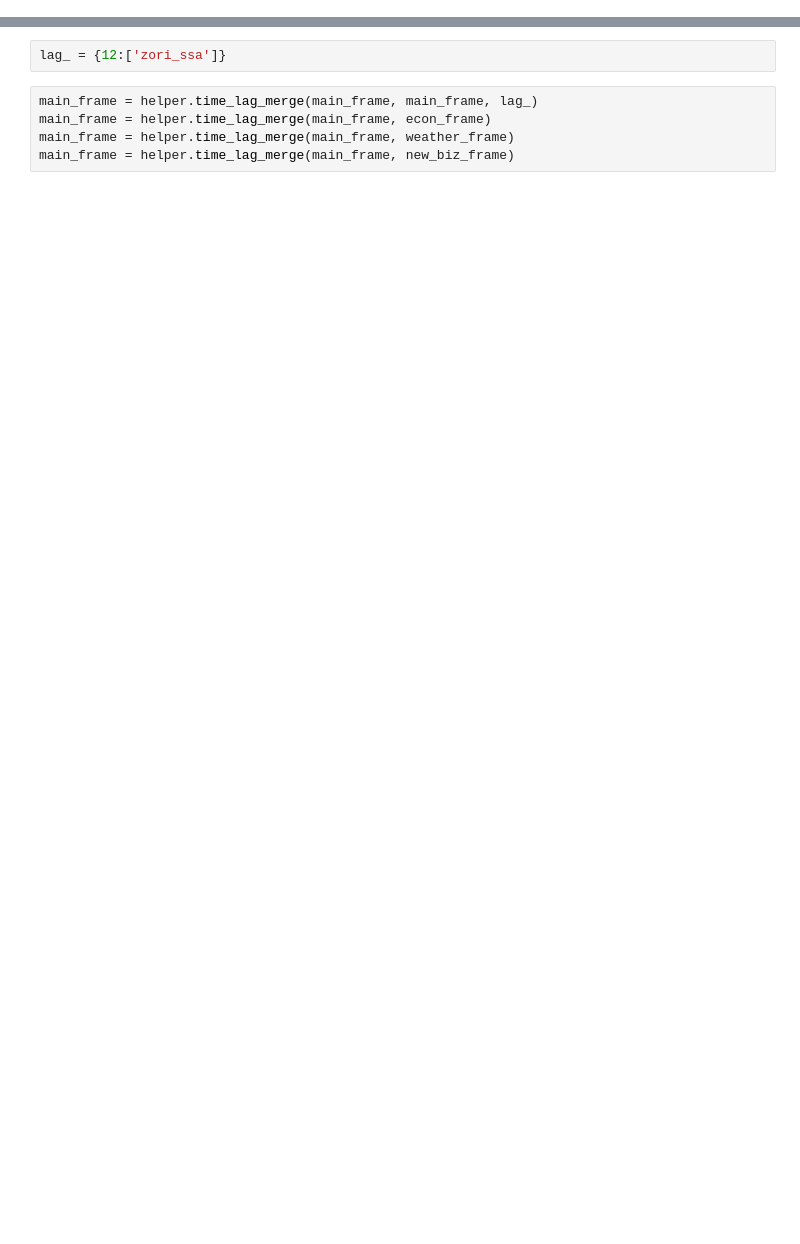
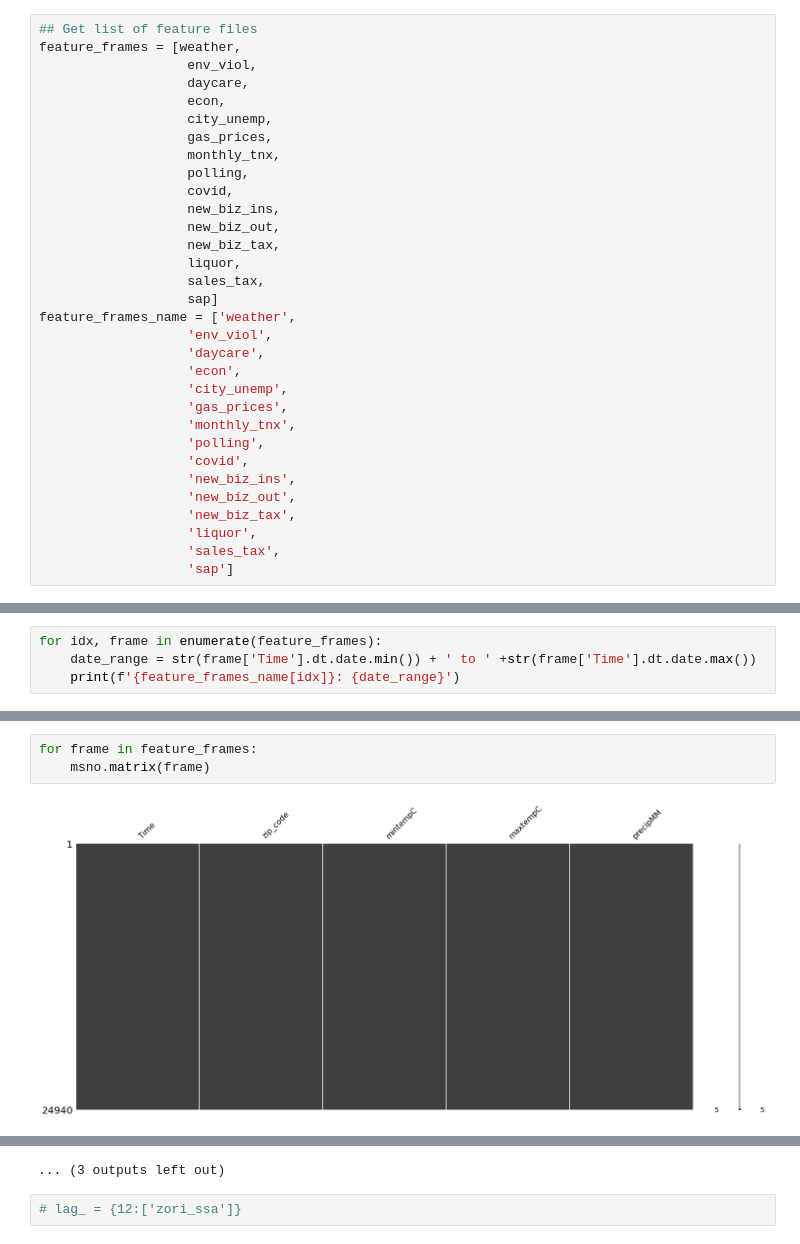
Before and after one commit to HaydenWarren/zri-forecast, a Jupyter notebook: julie/mergeFrames.ipynb, the cells around one changed output, grey strips where cells are left out. Cells and saved outputs as stored; diff of their text form; blank space fills up the shorter version.

```diff
--- a/julie/mergeFrames.ipynb
+++ b/julie/mergeFrames.ipynb
@@ -27,0 +57,32 @@ Index(['Time', 'zip_code', 'zori_ssa'], dtype='object')
+# %%
+## Get list of feature files
+feature_frames = [weather,
+                   env_viol,
+                   daycare,
+                   econ,
+                   city_unemp,
+                   gas_prices,
+                   monthly_tnx,
+                   polling,
+                   covid,
+                   new_biz_ins,
+                   new_biz_out,
+                   new_biz_tax,
+                   liquor,
+                   sales_tax,
+                   sap]
+feature_frames_name = ['weather',
+                   'env_viol',
+                   'daycare',
+                   'econ',
+                   'city_unemp',
+                   'gas_prices',
+                   'monthly_tnx',
+                   'polling',
+                   'covid',
+                   'new_biz_ins',
+                   'new_biz_out',
+                   'new_biz_tax',
+                   'liquor',
+                   'sales_tax',
+                   'sap']
@@ -27,0 +91,4 @@ Index(['Time', 'zip_code', 'zori_ssa'], dtype='object')
+# %%
+for idx, frame in enumerate(feature_frames):
+    date_range = str(frame['Time'].dt.date.min()) + ' to ' +str(frame['Time'].dt.date.max())
+    print(f'{feature_frames_name[idx]}: {date_range}')
@@ -27,0 +113,5 @@ Index(['Time', 'zip_code', 'zori_ssa'], dtype='object')
+# %%
+for frame in feature_frames:
+    msno.matrix(frame)
+# %% [output]
+[figure, added]
@@ -28,7 +129,3 @@ Index(['Time', 'zip_code', 'zori_ssa'], dtype='object')
+... (3 outputs left out)
 # %%
-lag_ = {12:['zori_ssa']}
+# lag_ = {12:['zori_ssa']}
-# %%
-main_frame = helper.time_lag_merge(main_frame, main_frame, lag_)
-main_frame = helper.time_lag_merge(main_frame, econ_frame)
-main_frame = helper.time_lag_merge(main_frame, weather_frame)
-main_frame = helper.time_lag_merge(main_frame, new_biz_frame)
```
Also changed, not shown: parts of 29 cells of this notebook, 1 other file.
